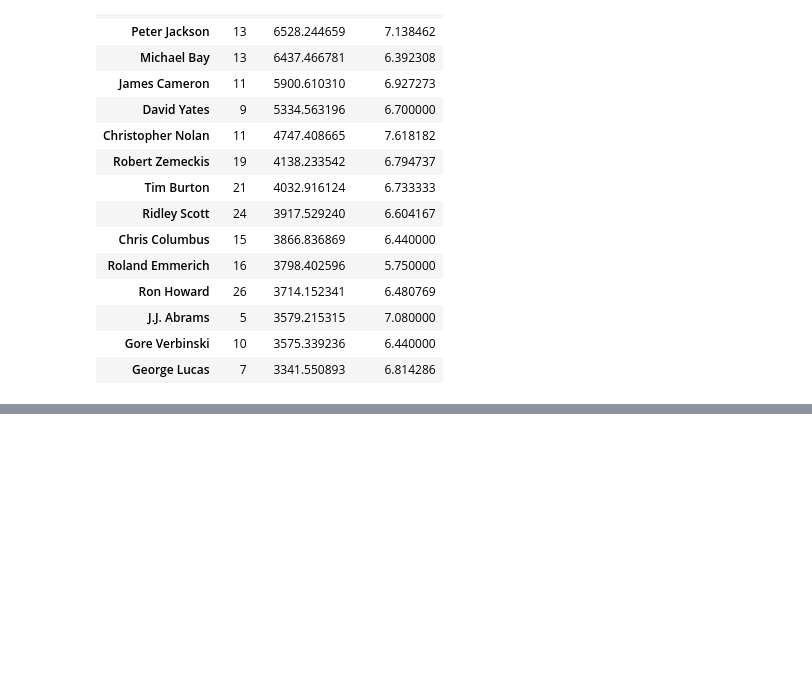
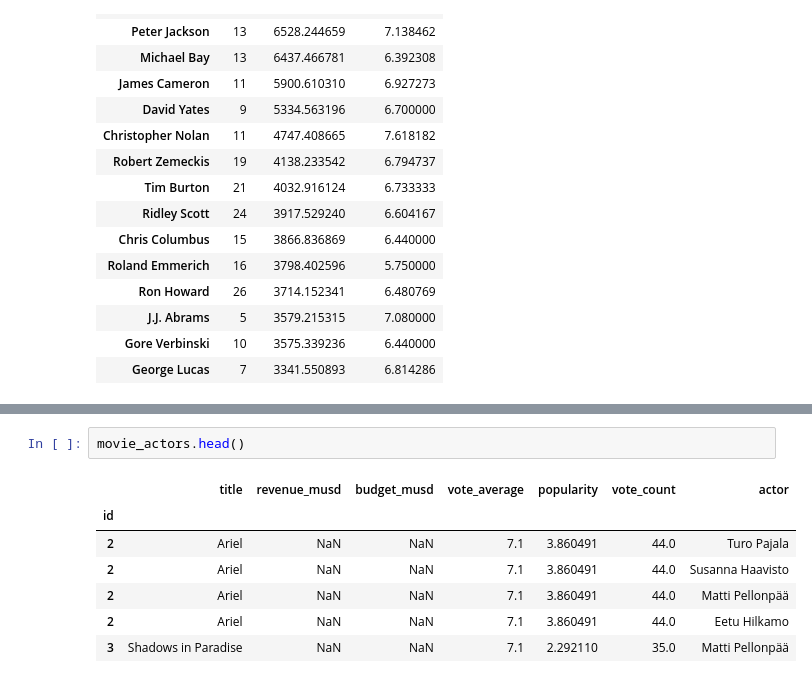
Before and after one commit to ishank296/pandas_practice_eda, a Jupyter notebook: pandas/eda_projects/Project_01_ProjectBrief_blank.ipynb, the cells around one changed output, grey strips where cells are left out. Cells and saved outputs as stored; diff of their text form; blank space fills up the shorter version.

```diff
--- a/pandas/eda_projects/Project_01_ProjectBrief_blank.ipynb
+++ b/pandas/eda_projects/Project_01_ProjectBrief_blank.ipynb
@@ -330,0 +383,10 @@ movies_by_director.nlargest(15,['revenue_musd','vote_average'])
+# %%
+movie_actors.head()
+# %% [output]
+|  | title | revenue_musd | budget_musd | vote_average | popularity | vote_count | actor |
+| id |  |  |  |  |  |  |  |
+| 2 | Ariel | NaN | NaN | 7.1 | 3.860491 | 44.0 | Turo Pajala |
+| 2 | Ariel | NaN | NaN | 7.1 | 3.860491 | 44.0 | Susanna Haavisto |
+| 2 | Ariel | NaN | NaN | 7.1 | 3.860491 | 44.0 | Matti Pellonpää |
+| 2 | Ariel | NaN | NaN | 7.1 | 3.860491 | 44.0 | Eetu Hilkamo |
+| 3 | Shadows in Paradise | NaN | NaN | 7.1 | 2.292110 | 35.0 | Matti Pellonpää |
```
Also changed, not shown: parts of 9 cells of this notebook.
